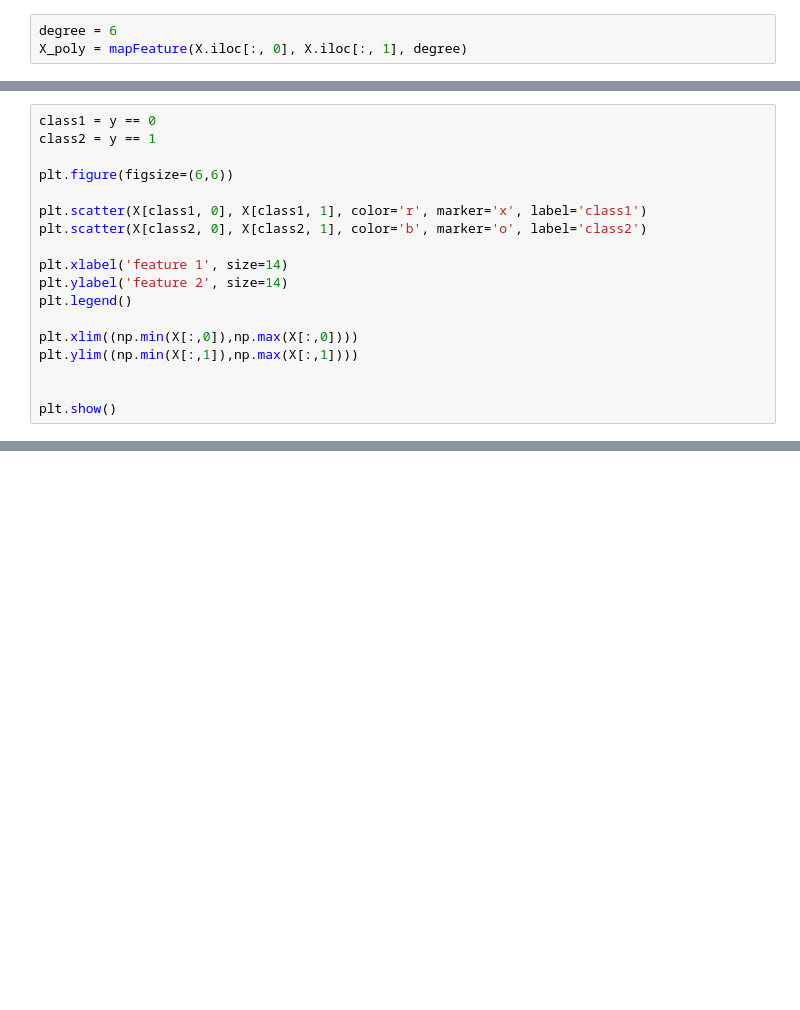
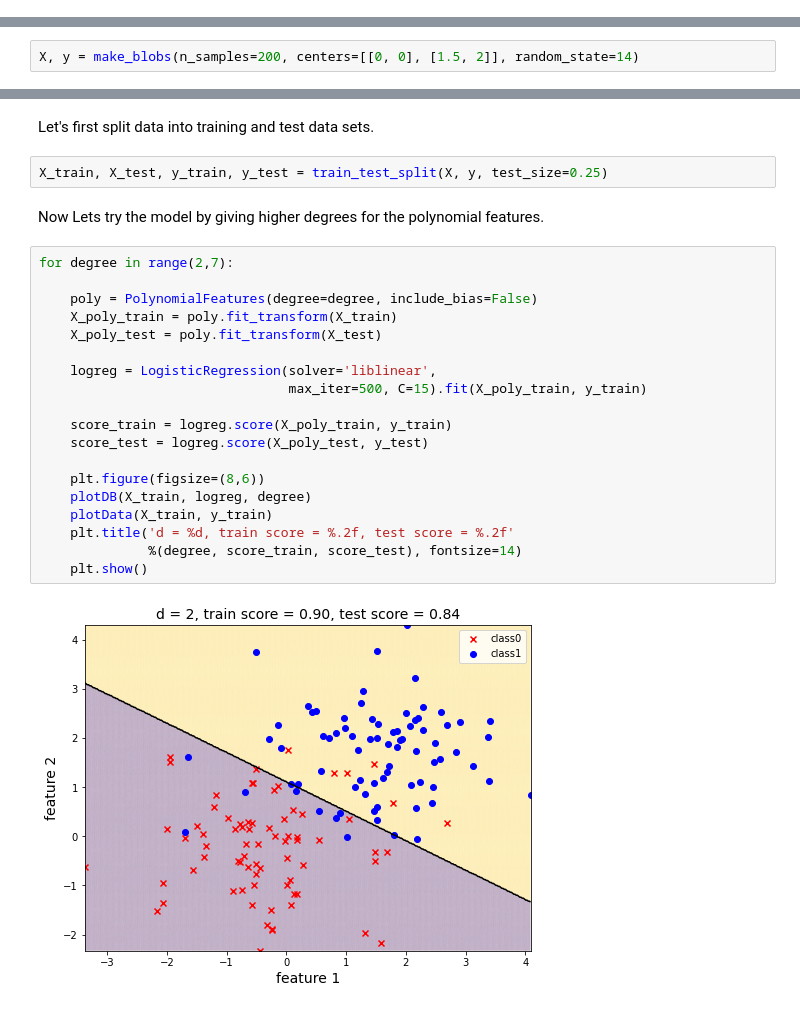
Before and after one commit to Rahdar82/Machine_Learning_2022, a Jupyter notebook: 10_Logistic_Regression_NonLinear.ipynb, the cells around one changed output, grey strips where cells are left out. Drawn from its saved outputs; the diff is of its cells as text; blank space fills up the shorter version.

```diff
--- a/10_Logistic_Regression_NonLinear.ipynb
+++ b/10_Logistic_Regression_NonLinear.ipynb
@@ -94,3 +0,0 @@ y = df.iloc[:, 2]  # Get the target variable
-# %%
-degree = 6
-X_poly = mapFeature(X.iloc[:, 0], X.iloc[:, 1], degree)
@@ -326,18 +0,0 @@ X, y = make_classification(n_samples=1000, n_features=2, n_informative=2,
-# %%
-class1 = y == 0
-class2 = y == 1
-
-plt.figure(figsize=(6,6))
-
-plt.scatter(X[class1, 0], X[class1, 1], color='r', marker='x', label='class1')
-plt.scatter(X[class2, 0], X[class2, 1], color='b', marker='o', label='class2')
-
-plt.xlabel('feature 1', size=14)
-plt.ylabel('feature 2', size=14)
-plt.legend()
-
-plt.xlim((np.min(X[:,0]),np.max(X[:,0])))
-plt.ylim((np.min(X[:,1]),np.max(X[:,1])))
-
-
-plt.show()
@@ -368,0 +18,2 @@ df
+# %%
+X, y = make_blobs(n_samples=200, centers=[[0, 0], [1.5, 2]], random_state=14)
@@ -368,0 +106,27 @@ df
+# %% [markdown]
+Let's first split data into training and test data sets.
+# %%
+X_train, X_test, y_train, y_test = train_test_split(X, y, test_size=0.25)
+# %% [markdown]
+Now Lets try the model by giving higher degrees for the polynomial features.
+# %%
+for degree in range(2,7):
+
+    poly = PolynomialFeatures(degree=degree, include_bias=False)
+    X_poly_train = poly.fit_transform(X_train)
+    X_poly_test = poly.fit_transform(X_test)
+
+    logreg = LogisticRegression(solver='liblinear',
+                                max_iter=500, C=15).fit(X_poly_train, y_train)
+
+    score_train = logreg.score(X_poly_train, y_train)
+    score_test = logreg.score(X_poly_test, y_test)
+
+    plt.figure(figsize=(8,6))
+    plotDB(X_train, logreg, degree)
+    plotData(X_train, y_train)
+    plt.title('d = %d, train score = %.2f, test score = %.2f'
+              %(degree, score_train, score_test), fontsize=14)
+    plt.show()
+# %% [output]
+[figure, added]
```
Also changed, not shown: parts of 39 cells of this notebook.
